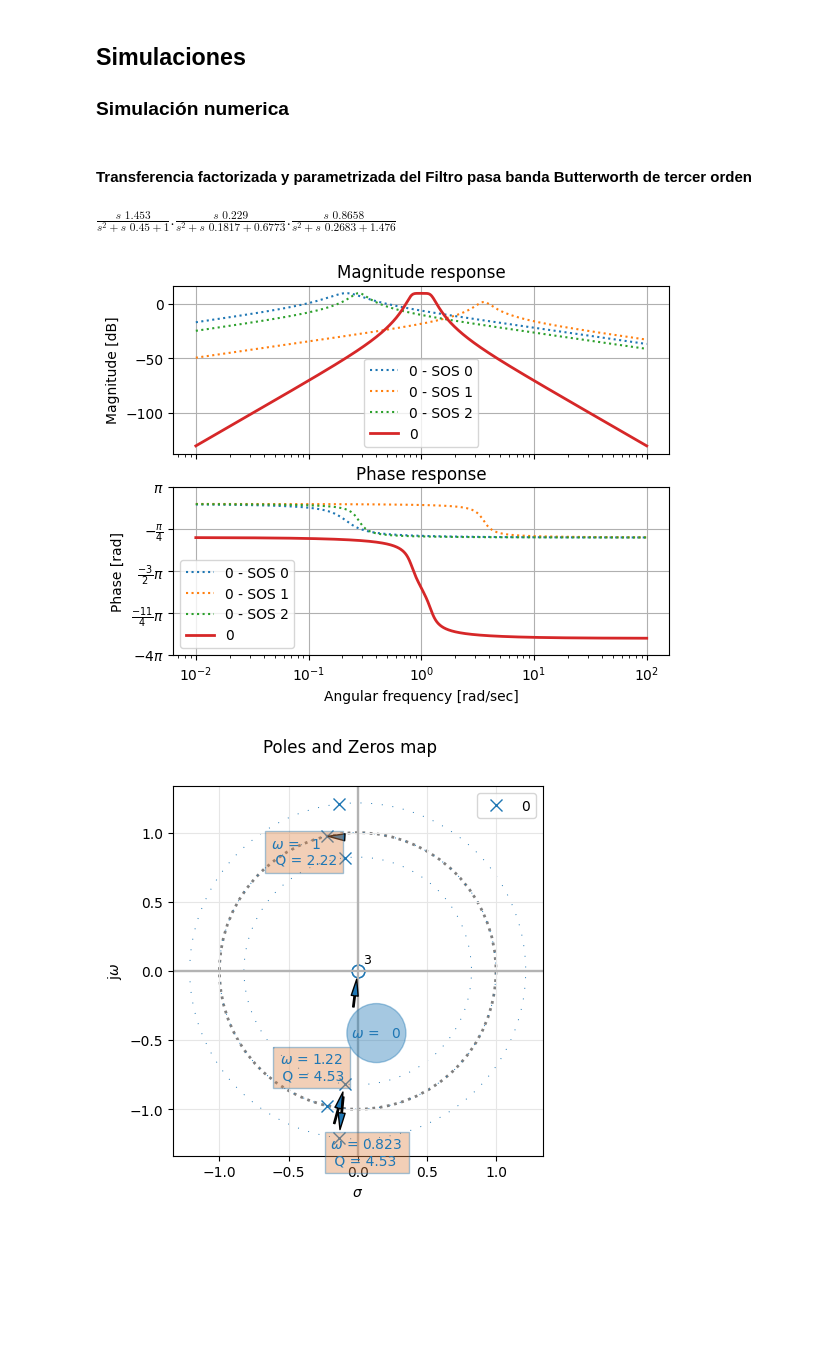
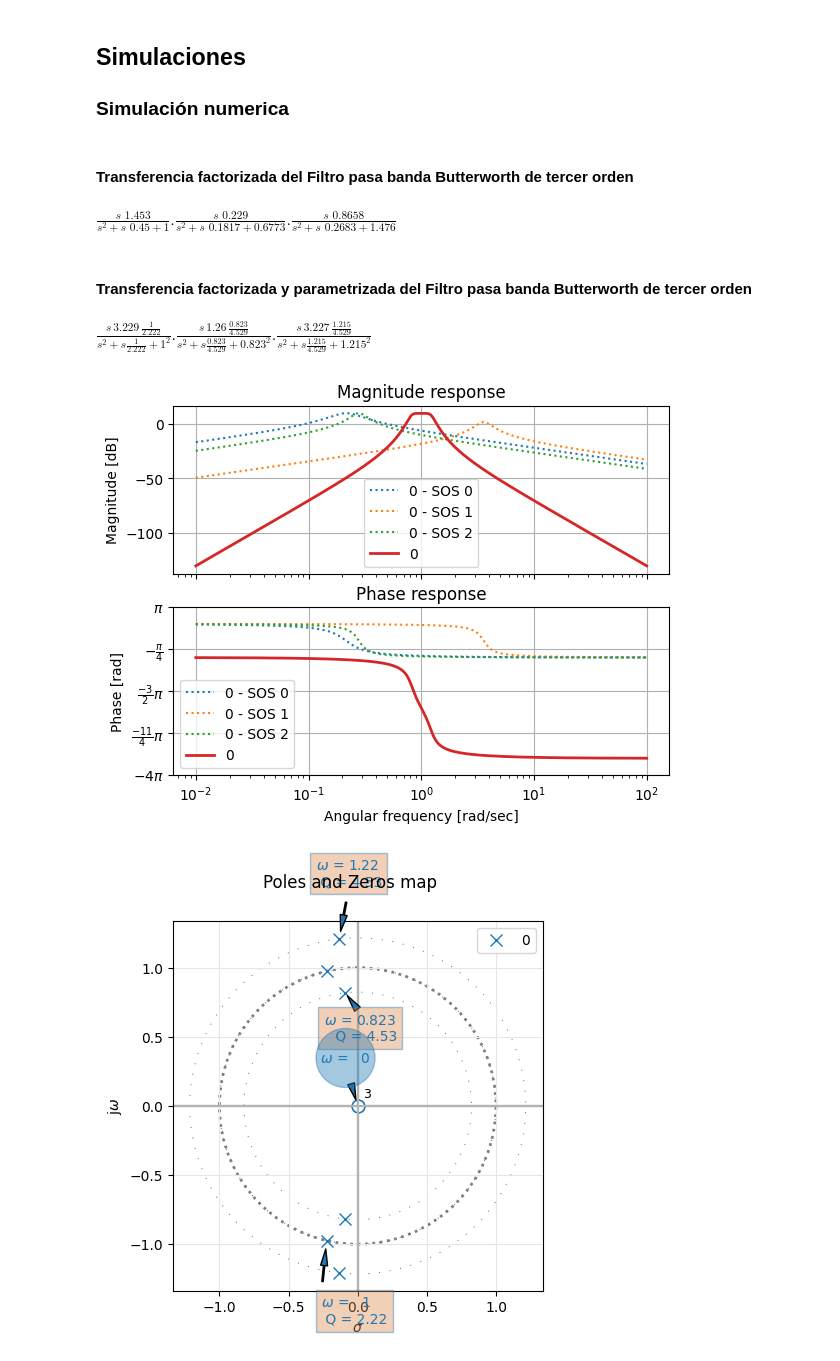
Before and after one commit to dlugano32/TC2_2023_Lugano, a Jupyter notebook: Tareas_Semanales/TS4_bis/ts4bis.ipynb, the cells around one changed output. Cells and saved outputs as stored; diff of their text form; code cells hidden in the pictures; blank space fills up the shorter version.

```diff
--- a/Tareas_Semanales/TS4_bis/ts4bis.ipynb
+++ b/Tareas_Semanales/TS4_bis/ts4bis.ipynb
@@ -40,22 +40,26 @@ Kveces=10**(KdB/20)
 # %%
 ## Filtro pasa bajos Butterworth de tercer orden
 ee = ( np.sqrt( 10**(alpha_max / 10) - 1 ))    #Por lo general w_p=1
 order=np.ceil( 0.5 * ( np.log10( ( 10**(alpha_min * 0.1) - 1 ) / ee**2)  / np.log10(ws) ) )
 z,p,k = sig.buttap (order)
 N, D = sig.zpk2tf(z, p, k)
 N,D = sig.lp2bp(N*Kveces,D, 1, 0.45)
 
-print_subtitle('Transferencia factorizada y parametrizada del Filtro pasa banda Butterworth de tercer orden')
 sos_bp = tf2sos_analog(N, D)
 sos_bp[sos_bp < 1e-6] = 0.0
+print_subtitle('Transferencia factorizada del Filtro pasa banda Butterworth de tercer orden')
 pretty_print_SOS(sos_bp)
+print_subtitle('Transferencia factorizada y parametrizada del Filtro pasa banda Butterworth de tercer orden')
+pretty_print_SOS(sos_bp, mode='omegayq')
 
 analyze_sys(sos_bp)
 # %% [output]
-#### Transferencia factorizada y parametrizada del Filtro pasa banda Butterworth de tercer orden
+#### Transferencia factorizada del Filtro pasa banda Butterworth de tercer orden
 $\displaystyle   \frac{s \,\, 1.453 }{s^2 + s \,\, 0.45 +   1 } . \frac{s \,\, 0.229 }{s^2 + s \,\, 0.1817 + 0.6773 } . \frac{s \,\, 0.8658 }{s^2 + s \,\, 0.2683 + 1.476 }$
+#### Transferencia factorizada y parametrizada del Filtro pasa banda Butterworth de tercer orden
+$\displaystyle   \frac{s\,3.229\,\frac{  1}{2.222}}{s^2 + s \frac{  1}{2.222} +   1^2} . \frac{s\,1.26\,\frac{0.823}{4.529}}{s^2 + s \frac{0.823}{4.529} + 0.823^2} . \frac{s\,3.227\,\frac{1.215}{4.529}}{s^2 + s \frac{1.215}{4.529} + 1.215^2}$
 [figure]
-[figure, old version]
+[figure, new version]
 [figure]
 # %% [markdown]
 ## Simulación Circuital con LTspice
```
Also changed, not shown: parts of 1 cell of this notebook.
